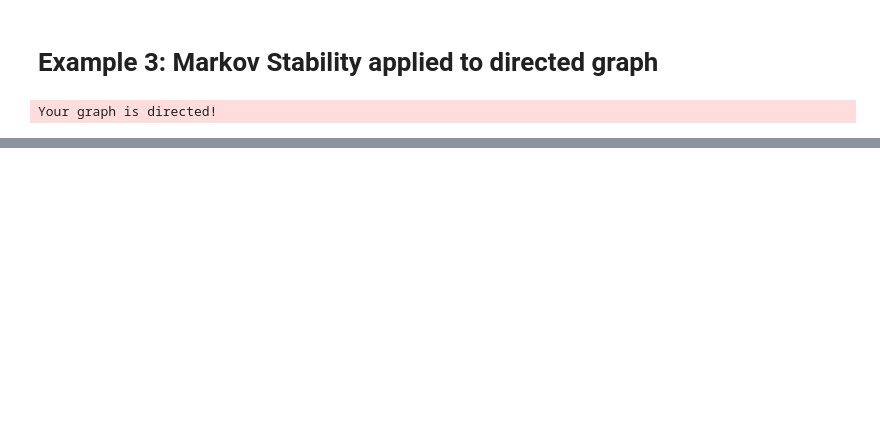
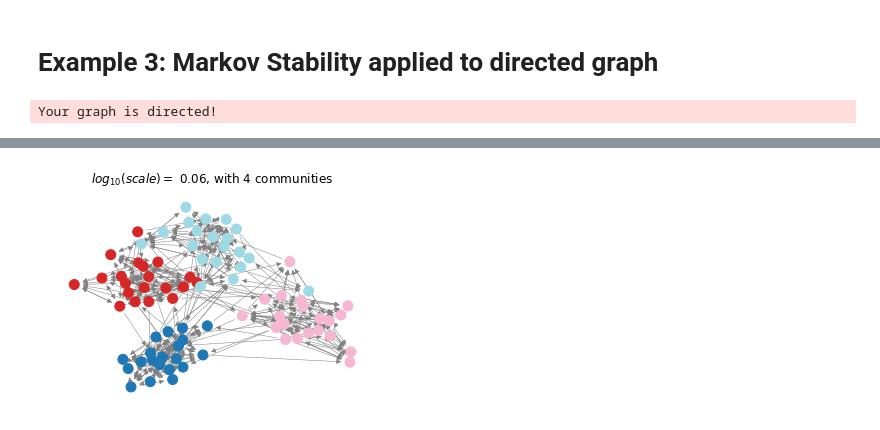
Before and after one commit to barahona-research-group/PyGenStability, a Jupyter notebook: examples/Example_3_directed.ipynb, the cells around one changed output, grey strips where cells are left out. Cells and saved outputs as stored; diff of their text form; code cells hidden in the pictures; blank space fills up the shorter version.

```diff
--- a/examples/Example_3_directed.ipynb
+++ b/examples/Example_3_directed.ipynb
@@ -37,0 +53,5 @@ plotting.plot_optimal_partitions(nx_graph, all_results, show=True)
+# %%
+# plot optimal partitions
+plotting.plot_optimal_partitions(nx_graph, all_results, show=True)
+# %% [output]
+[figure, added]
```
Also changed, not shown: parts of 4 cells of this notebook, 1 other file.
